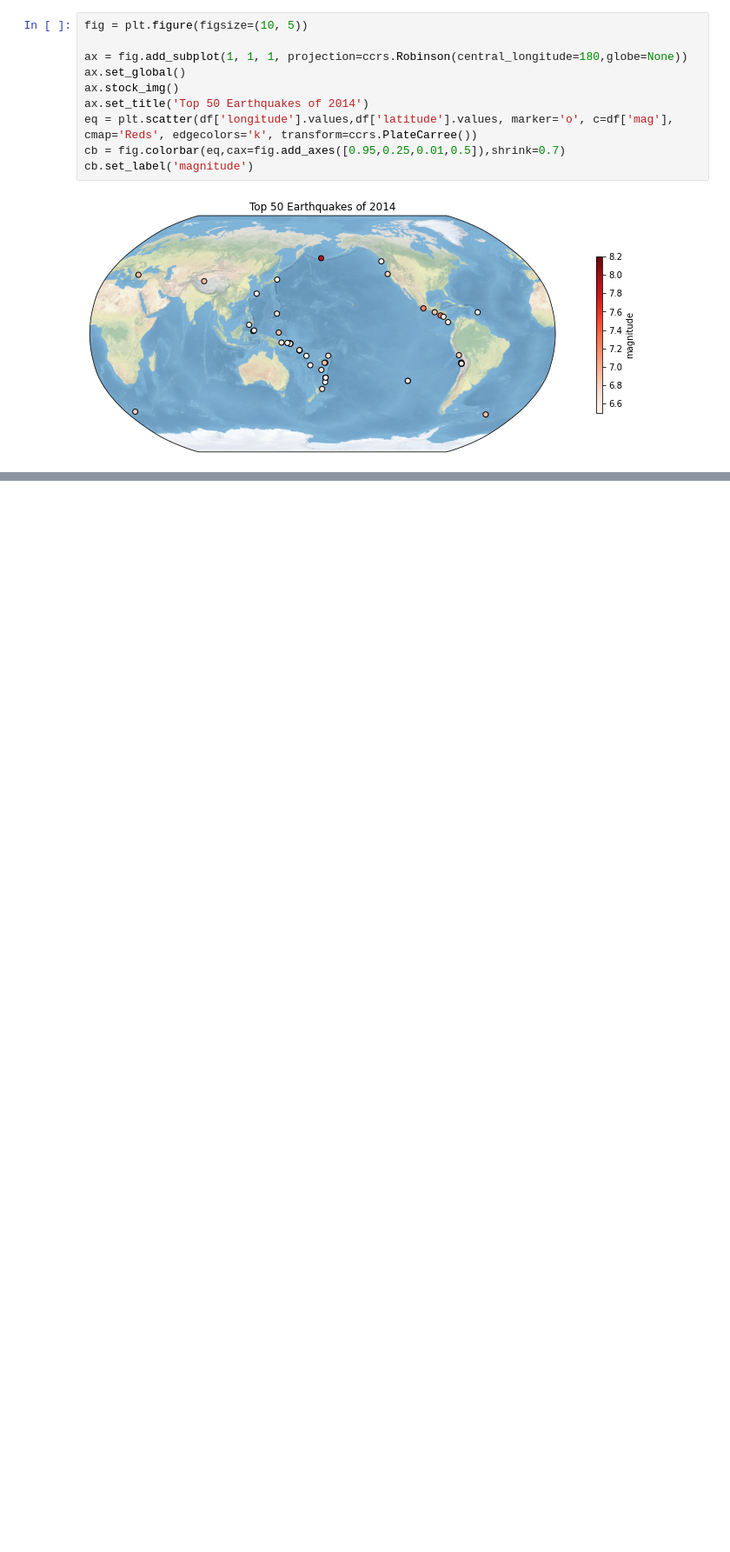
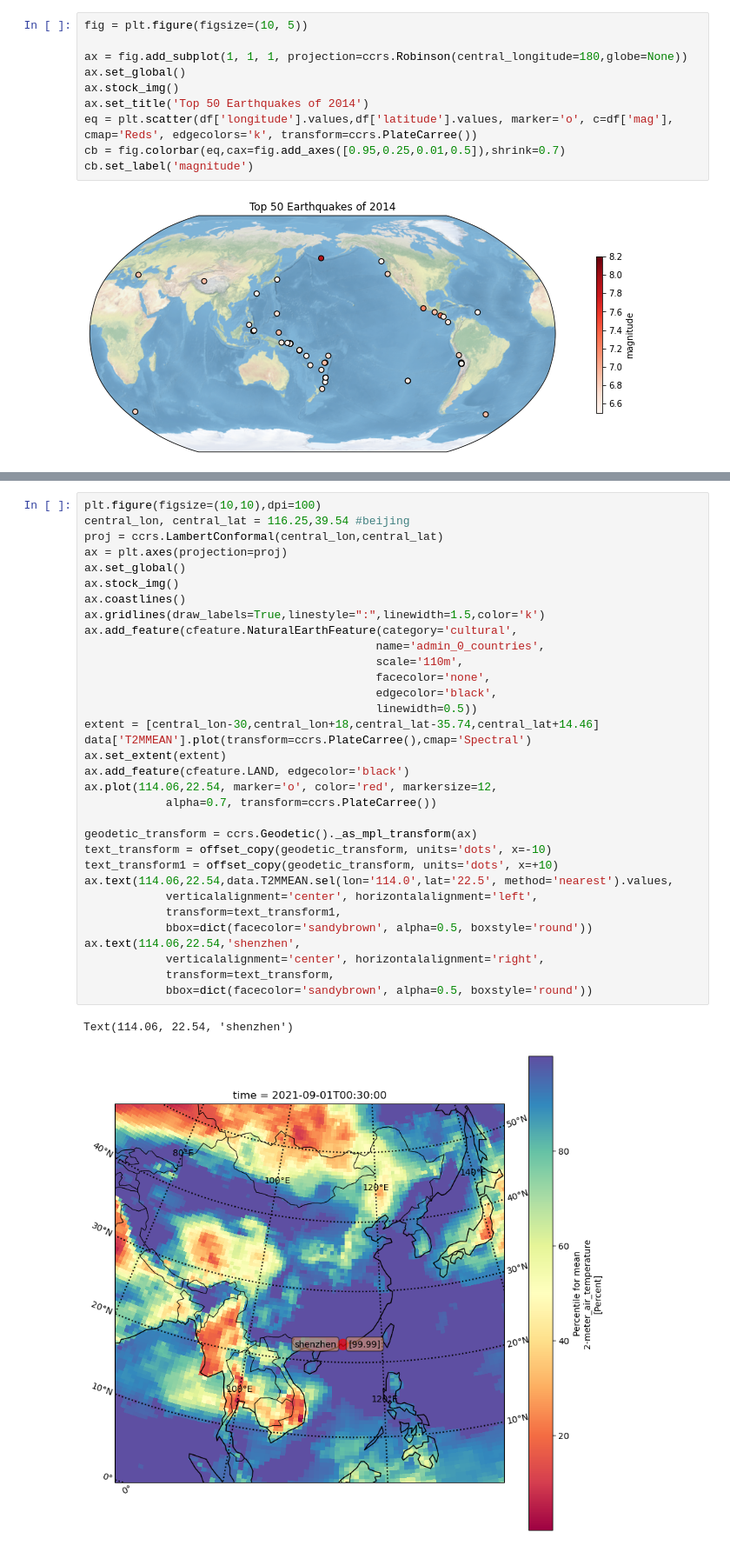
Before and after one commit to mzmzia/GitKraken_jupyter, a Jupyter notebook: PS4.ipynb, the cells around one changed output, grey strips where cells are left out. Shown at 87% size. Saved outputs shown, nothing was run; the diff lists cells and outputs as text; blank space fills up the shorter version.

```diff
--- a/PS4.ipynb
+++ b/PS4.ipynb
@@ -44,0 +85,36 @@ cb.set_label('magnitude')
+# %%
+plt.figure(figsize=(10,10),dpi=100)
+central_lon, central_lat = 116.25,39.54 #beijing
+proj = ccrs.LambertConformal(central_lon,central_lat)
+ax = plt.axes(projection=proj)
+ax.set_global()
+ax.stock_img()
+ax.coastlines()
+ax.gridlines(draw_labels=True,linestyle=":",linewidth=1.5,color='k')
+ax.add_feature(cfeature.NaturalEarthFeature(category='cultural',
+                                           name='admin_0_countries',
+                                           scale='110m',
+                                           facecolor='none',
+                                           edgecolor='black',
+                                           linewidth=0.5))
+extent = [central_lon-30,central_lon+18,central_lat-35.74,central_lat+14.46]
+data['T2MMEAN'].plot(transform=ccrs.PlateCarree(),cmap='Spectral')
+ax.set_extent(extent)
+ax.add_feature(cfeature.LAND, edgecolor='black')
+ax.plot(114.06,22.54, marker='o', color='red', markersize=12,
+            alpha=0.7, transform=ccrs.PlateCarree())
+
+geodetic_transform = ccrs.Geodetic()._as_mpl_transform(ax)
+text_transform = offset_copy(geodetic_transform, units='dots', x=-10)
+text_transform1 = offset_copy(geodetic_transform, units='dots', x=+10)
+ax.text(114.06,22.54,data.T2MMEAN.sel(lon='114.0',lat='22.5', method='nearest').values,
+            verticalalignment='center', horizontalalignment='left',
+            transform=text_transform1,
+            bbox=dict(facecolor='sandybrown', alpha=0.5, boxstyle='round'))
+ax.text(114.06,22.54,'shenzhen',
+            verticalalignment='center', horizontalalignment='right',
+            transform=text_transform,
+            bbox=dict(facecolor='sandybrown', alpha=0.5, boxstyle='round'))
+# %% [output]
+Text(114.06, 22.54, 'shenzhen')
+[figure, added]
```
Also changed, not shown: parts of 6 cells of this notebook, 1 other file.
